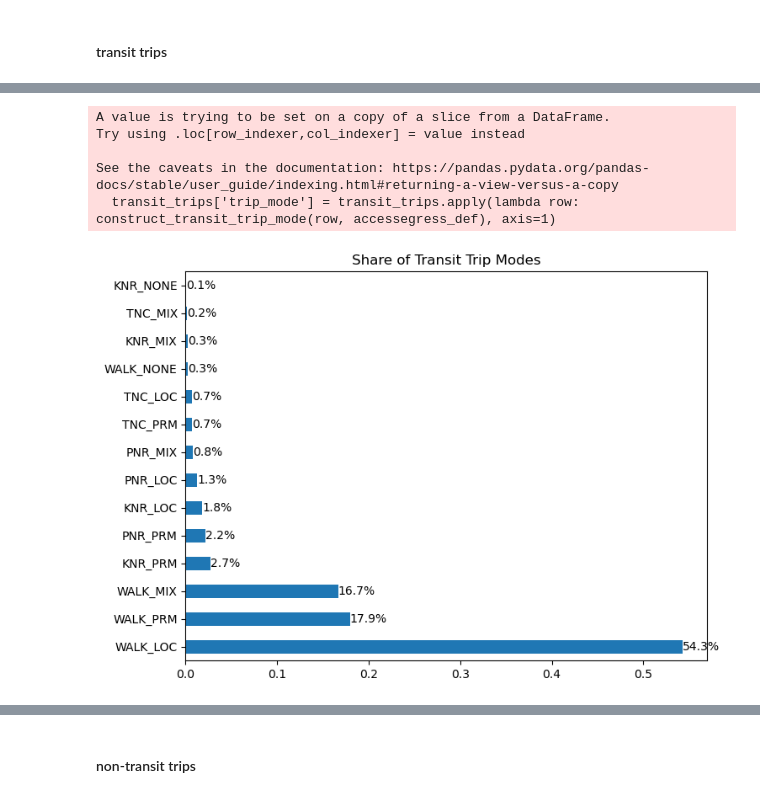
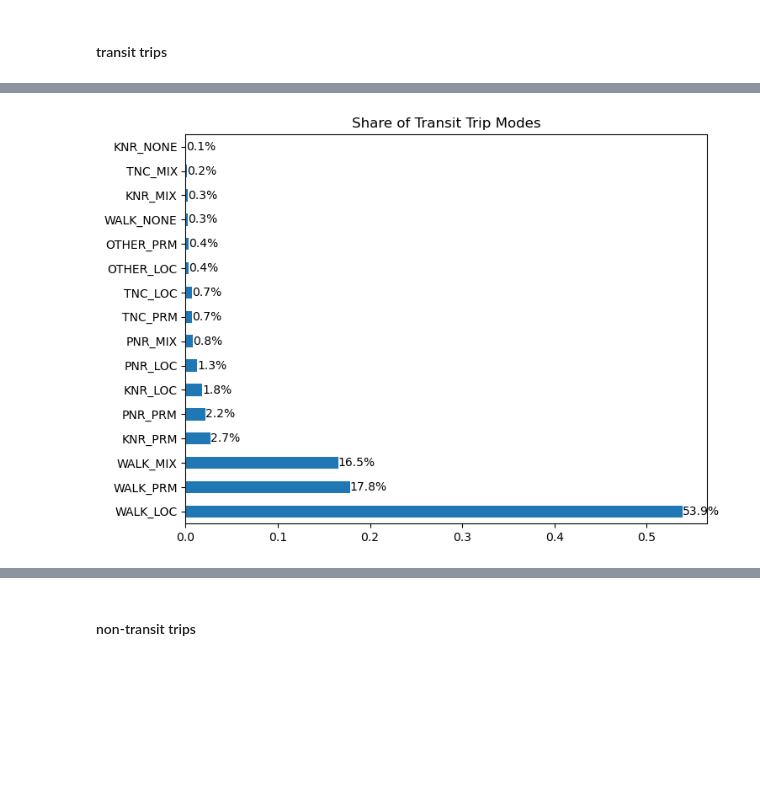
Before and after one commit to SANDAG/Survey_OBS, a Jupyter notebook: tour_sample/processSANDAGTourSample.ipynb, the cells around one changed output, grey strips where cells are left out. Saved outputs shown, nothing was run; the diff lists cells and outputs as text; code cells hidden in the pictures; blank space fills up the shorter version.

```diff
--- a/tour_sample/processSANDAGTourSample.ipynb
+++ b/tour_sample/processSANDAGTourSample.ipynb
@@ -3,13 +3,13 @@ import pandas as pd
 import matplotlib.pyplot as plt
 pd.options.display.max_columns = None  # Show all columns in the output
 # %%
-stops = pd.read_excel(r'C:\Users\ali.etezady\OneDrive - Resource Systems Group, Inc\SANDAG\SANDAG Tour Survey_FINAL.xlsx',
+stops = pd.read_excel(r'C:\Users\ali.etezady\OneDrive - Resource Systems Group, Inc\SANDAG\SANDAG Tour Survey_FINAL_revised.xlsx',
                      sheet_name='Trips')
 
-persons = pd.read_excel(r'C:\Users\ali.etezady\OneDrive - Resource Systems Group, Inc\SANDAG\SANDAG Tour Survey_FINAL.xlsx',
+persons = pd.read_excel(r'C:\Users\ali.etezady\OneDrive - Resource Systems Group, Inc\SANDAG\SANDAG Tour Survey_FINAL_revised.xlsx',
                      sheet_name='Person')
 
-dict = pd.read_excel(r'C:\Users\ali.etezady\OneDrive - Resource Systems Group, Inc\SANDAG\SANDAG Tour Survey_FINAL.xlsx',
+dict = pd.read_excel(r'C:\Users\ali.etezady\OneDrive - Resource Systems Group, Inc\SANDAG\SANDAG Tour Survey_FINAL_revised.xlsx',
                      sheet_name='Data Dictionary')
 # %% [markdown]
 ## functions
@@ -234,5 +234,13 @@ Transit trips have values for access and egress mode columns. This has been conf
 # %%
-transit_trips = trips_df[~(trips_df['accessmode'].isna() | trips_df['egressmode'].isna())]
+_transit_trips1 = trips_df[~(trips_df['accessmode'].isna() | trips_df['egressmode'].isna())]
+_transit_trips2 = trips_df[trips_df['travel_mode1'].isin(['SQ010', 'SQ011']) |
+                              trips_df['travel_mode2'].isin(['SQ010', 'SQ011']) |
+                              trips_df['travel_mode3'].isin(['SQ010', 'SQ011']) |
+                              trips_df['travel_mode4'].isin(['SQ010', 'SQ011']) |
+                              trips_df['travel_mode5'].isin(['SQ010', 'SQ011'])]
+
+transit_trips = pd.concat([_transit_trips1, _transit_trips2]).drop_duplicates().reset_index(drop=True)
+
 # Add mode combination column for analysis
 transit_trips['mode_combination'] = transit_trips.apply(get_mode_combination, axis=1)
 # Count frequency of each combination
@@ -278,14 +297,12 @@ accessegress_def = {'WALK': ['SQ001', 'SQ002', 'SQ003', 'SQ004', 'SQ005', 'SQ006
 # %%
 # Apply to transit_trips
 transit_trips['trip_mode'] = transit_trips.apply(lambda row: construct_transit_trip_mode(row, accessegress_def), axis=1)
+
+transit_trips.loc[transit_trips['trip_mode'] == 'Any MTS or NCTD public buses', 'trip_mode'] = 'LOC'
+transit_trips.loc[transit_trips['trip_mode'] == 'Any MTS, NCTD, Coaster rail services (Trolley, Sprinter, or Coaster)', 'trip_mode'] = 'PRM'
 #add shares to the top of the bars, make horizontal bars
 ax = transit_trips.trip_mode.value_counts(normalize=True).plot(kind='barh', figsize=(8, 6), title='Share of Transit Trip Modes')
 for p in ax.patches:
     ax.annotate(f'{p.get_width():.1%}', (p.get_width(), p.get_y() + p.get_height() / 2), ha='left', va='center')
 # %% [output]
-A value is trying to be set on a copy of a slice from a DataFrame.
-Try using .loc[row_indexer,col_indexer] = value instead
-
-See the caveats in the documentation: https://pandas.pydata.org/pandas-docs/stable/user_guide/indexing.html#returning-a-view-versus-a-copy
-  transit_trips['trip_mode'] = transit_trips.apply(lambda row: construct_transit_trip_mode(row, accessegress_def), axis=1)
-[figure, old version]
+[figure, new version]
```
Also changed, not shown: parts of 10 cells of this notebook, 1 other file.
